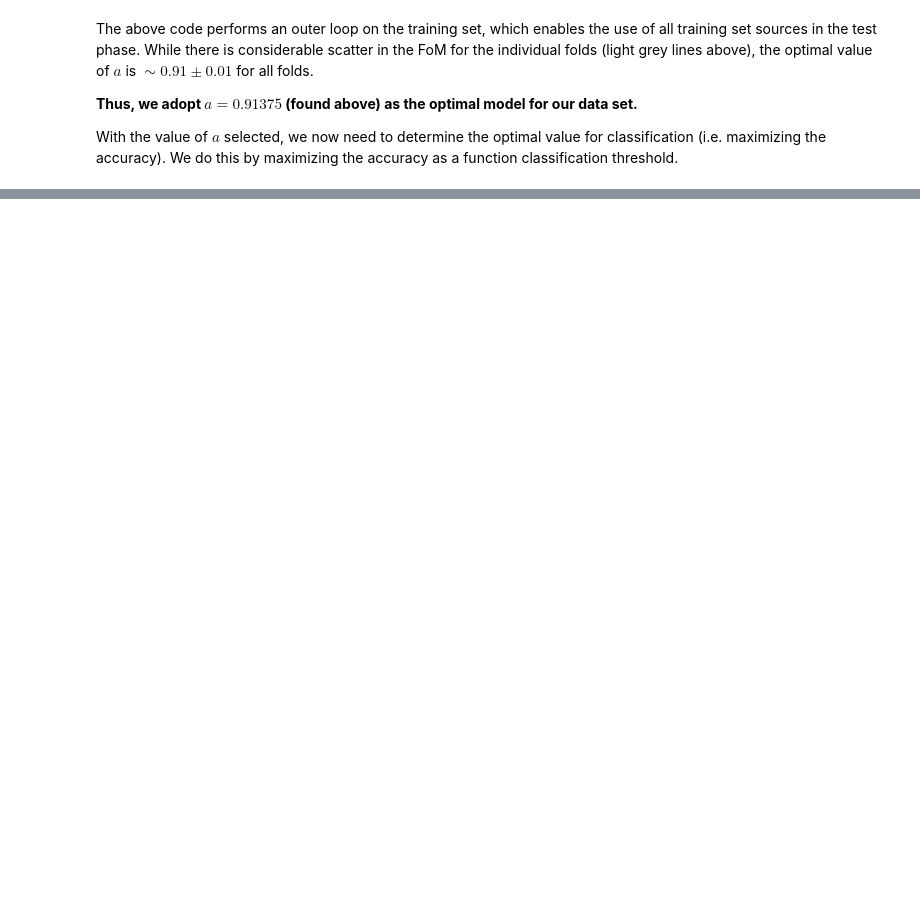
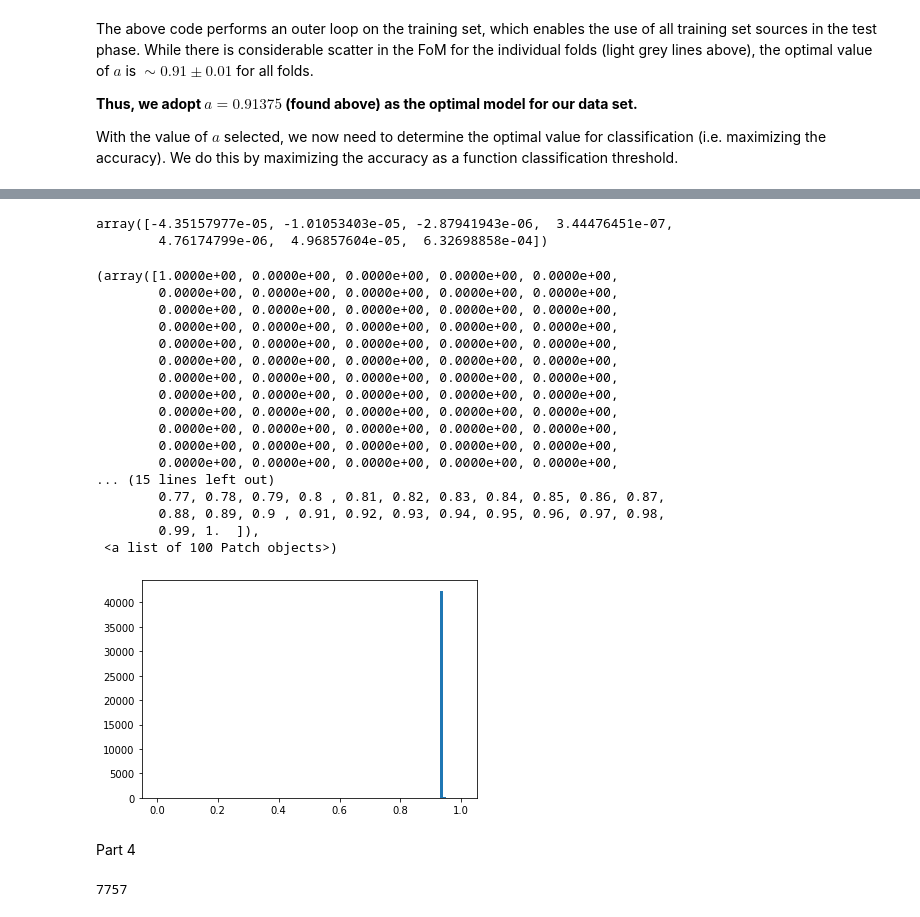
Before and after one commit to Hallflower20/PS1_star_galaxy, a Jupyter notebook: PS1casjobs/CompareMeanForcedStacked.ipynb, the cells around one changed output, grey strips where cells are left out. Cells and saved outputs as stored; diff of their text form; code cells hidden in the pictures; blank space fills up the shorter version.

```diff
--- a/PS1casjobs/CompareMeanForcedStacked.ipynb
+++ b/PS1casjobs/CompareMeanForcedStacked.ipynb
@@ -861,14 +870,14 @@ The above code performs an outer loop on the training set, which enables the use
 
 With the value of $a$ selected, we now need to determine the optimal value for classification (i.e. maximizing the accuracy). We do this by maximizing the accuracy as a function classification threshold.
 # %%
-wwPSFKronDist = calc_distance(np.mean(tuned_a), hst_feats.iloc[in_ts]['wwMeanKronFlux'],
-                              hst_feats.iloc[in_ts]['wwMeanPSFFlux'])
+wwApKronDist = calc_distance(np.mean(tuned_a), hst_feats.iloc[in_ts]['wwFKronFlux'],
+                              hst_feats.iloc[in_ts]['wwFPSFFlux'])
 
-fpr, tpr, thresh = roc_curve(hst_ml_y, wwPSFKronDist)
+fpr, tpr, thresh = roc_curve(hst_ml_y, wwApKronDist)
 
 acc_array = np.empty_like(thresh)
 for thresh_num, class_boundary in enumerate(thresh):
-    acc_array[thresh_num] = accuracy_score(hst_ml_y, wwPSFKronDist > class_boundary)
+    acc_array[thresh_num] = accuracy_score(hst_ml_y, wwApKronDist > class_boundary)
 # %%
 plt.plot(thresh, acc_array)
 plt.xlim(0,2e-5)
@@ -886,0 +896,34 @@ The optimal classification threshold is 2.9627219043461365e-06
+# %%
+np.percentile(wwPSFKronDist, (1,5,16,50,84,95,99))
+# %% [output]
+array([-4.35157977e-05, -1.01053403e-05, -2.87941943e-06,  3.44476451e-07,
+        4.76174799e-06,  4.96857604e-05,  6.32698858e-04])
+# %%
+plt.hist((wwPSFKronDist - min(wwPSFKronDist))/(max(wwPSFKronDist) - min(wwPSFKronDist)), bins = 100)
+# %% [output]
+(array([1.0000e+00, 0.0000e+00, 0.0000e+00, 0.0000e+00, 0.0000e+00,
+        0.0000e+00, 0.0000e+00, 0.0000e+00, 0.0000e+00, 0.0000e+00,
+        0.0000e+00, 0.0000e+00, 0.0000e+00, 0.0000e+00, 0.0000e+00,
+        0.0000e+00, 0.0000e+00, 0.0000e+00, 0.0000e+00, 0.0000e+00,
+        0.0000e+00, 0.0000e+00, 0.0000e+00, 0.0000e+00, 0.0000e+00,
+        0.0000e+00, 0.0000e+00, 0.0000e+00, 0.0000e+00, 0.0000e+00,
+        0.0000e+00, 0.0000e+00, 0.0000e+00, 0.0000e+00, 0.0000e+00,
+        0.0000e+00, 0.0000e+00, 0.0000e+00, 0.0000e+00, 0.0000e+00,
+        0.0000e+00, 0.0000e+00, 0.0000e+00, 0.0000e+00, 0.0000e+00,
+        0.0000e+00, 0.0000e+00, 0.0000e+00, 0.0000e+00, 0.0000e+00,
+        0.0000e+00, 0.0000e+00, 0.0000e+00, 0.0000e+00, 0.0000e+00,
+        0.0000e+00, 0.0000e+00, 0.0000e+00, 0.0000e+00, 0.0000e+00,
+... (15 lines left out)
+        0.77, 0.78, 0.79, 0.8 , 0.81, 0.82, 0.83, 0.84, 0.85, 0.86, 0.87,
+        0.88, 0.89, 0.9 , 0.91, 0.92, 0.93, 0.94, 0.95, 0.96, 0.97, 0.98,
+        0.99, 1.  ]),
+ <a list of 100 Patch objects>)
+[figure, added]
+# %% [markdown]
+Part 4
+# %%
+hst_feats = Table(fits.getdata("/home/xhall/Documents/PS1CrossMatch/PS1_star_galaxy_adamamiller_COSMOS_compare_white_phot_xhall.fit")).to_pandas()
+in_ts = np.where((hst_feats["nDetections"] > 2) & np.isfinite(hst_feats["wwFApFlux"]) & np.isfinite(hst_feats["wwFPSFFlux"]))
+hst_ml_y = np.array(hst_feats.iloc[in_ts]['mu_class'], dtype = int)-1
+# %% [output]
+7757
```
Also changed, not shown: parts of 17 cells of this notebook, 17 other files.
